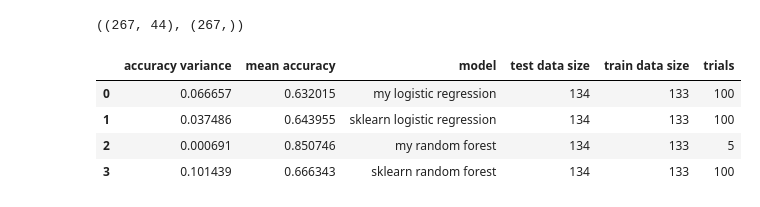
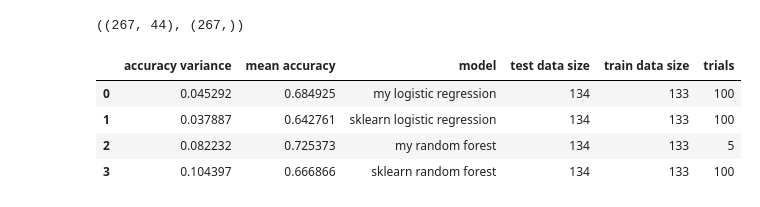
Before and after one commit to Rosehair/ml_team_dav, a Jupyter notebook: pandas_Ashot_Matevosyan.ipynb, the cells around one changed output. Drawn from its saved outputs; the diff is of its cells as text; code cells hidden in the pictures.

```diff
--- a/pandas_Ashot_Matevosyan.ipynb
+++ b/pandas_Ashot_Matevosyan.ipynb
@@ -75,7 +42,7 @@ from sklearn.model_selection import KFold, cross_val_score
 from random_forest import RandomForest
 from sklearn.ensemble import RandomForestClassifier as RandomForest_sklearn
 # %%
-y = df['label'].values.astype('float32')
+y = df[df.columns[0]].values.astype('float32')
 X = df[df.columns[1:]].values.astype('float32')
 # %%
 X.shape, y.shape
@@ -164,12 +131,12 @@ def mean_accuracy(X,y):
 # %%
 table = mean_accuracy(X,y)
 # %%
-my_df = DataFrame(table)
+my_df = pd.DataFrame(table)
 my_df.pop('accuracies')
 my_df
 # %% [output]
 |  | accuracy variance | mean accuracy | model | test data size | train data size | trials |
-| 0 | 0.066657 | 0.632015 | my logistic regression | 134 | 133 | 100 |
-| 1 | 0.037486 | 0.643955 | sklearn logistic regression | 134 | 133 | 100 |
-| 2 | 0.000691 | 0.850746 | my random forest | 134 | 133 | 5 |
-| 3 | 0.101439 | 0.666343 | sklearn random forest | 134 | 133 | 100 |
+| 0 | 0.045292 | 0.684925 | my logistic regression | 134 | 133 | 100 |
+| 1 | 0.037887 | 0.642761 | sklearn logistic regression | 134 | 133 | 100 |
+| 2 | 0.082232 | 0.725373 | my random forest | 134 | 133 | 5 |
+| 3 | 0.104397 | 0.666866 | sklearn random forest | 134 | 133 | 100 |
```
Also changed, not shown: parts of 7 cells of this notebook.
